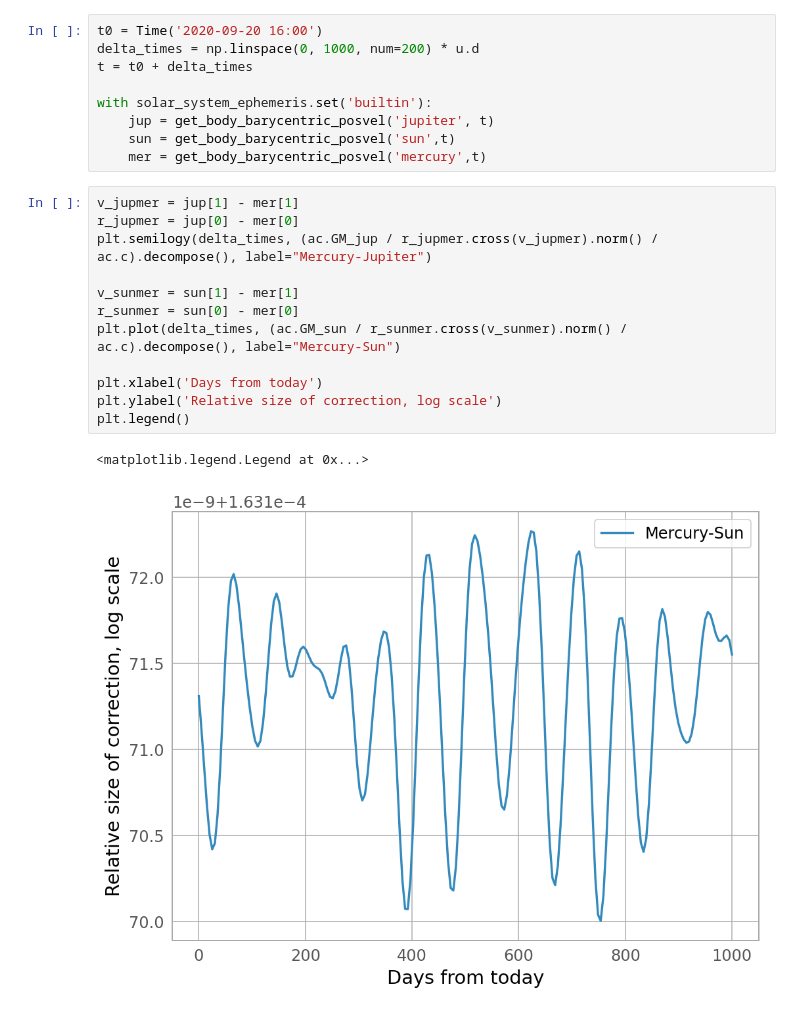
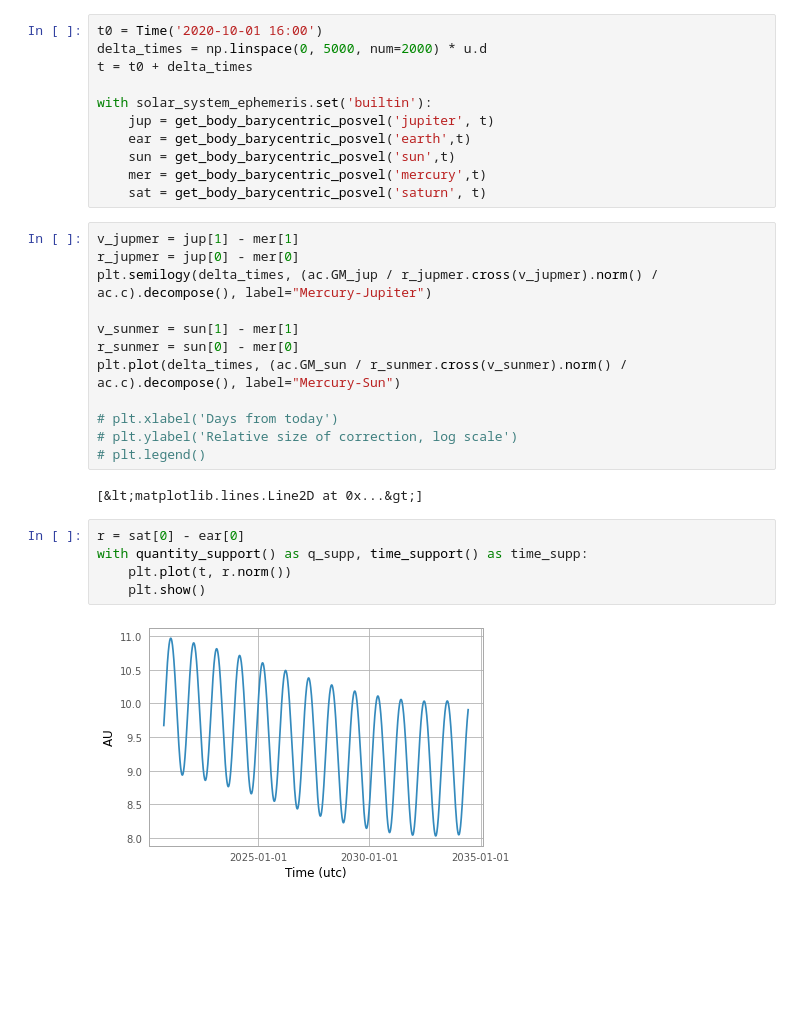
Before and after one commit to jacopok/python-testing, a Jupyter notebook: astronomy/ephem_velocities.ipynb, the cells around one changed output. Saved outputs shown, nothing was run; the diff lists cells and outputs as text; blank space fills up the shorter version.

```diff
--- a/astronomy/ephem_velocities.ipynb
+++ b/astronomy/ephem_velocities.ipynb
@@ -14,12 +15,14 @@ plt.style.use(astropy_mpl_style)
 # %%
-t0 = Time('2020-09-20 16:00')
-delta_times = np.linspace(0, 1000, num=200) * u.d
+t0 = Time('2020-10-01 16:00')
+delta_times = np.linspace(0, 5000, num=2000) * u.d
 t = t0 + delta_times
 
 with solar_system_ephemeris.set('builtin'):
     jup = get_body_barycentric_posvel('jupiter', t)
+    ear = get_body_barycentric_posvel('earth',t)
     sun = get_body_barycentric_posvel('sun',t)
     mer = get_body_barycentric_posvel('mercury',t)
+    sat = get_body_barycentric_posvel('saturn', t)
 # %%
 v_jupmer = jup[1] - mer[1]
 r_jupmer = jup[0] - mer[0]
@@ -29,9 +32,15 @@ v_sunmer = sun[1] - mer[1]
 r_sunmer = sun[0] - mer[0]
 plt.plot(delta_times, (ac.GM_sun / r_sunmer.cross(v_sunmer).norm() / ac.c).decompose(), label="Mercury-Sun")
 
-plt.xlabel('Days from today')
-plt.ylabel('Relative size of correction, log scale')
-plt.legend()
+# plt.xlabel('Days from today')
+# plt.ylabel('Relative size of correction, log scale')
+# plt.legend()
 # %% [output]
-<matplotlib.legend.Legend at 0x...>
+[&lt;matplotlib.lines.Line2D at 0x...&gt;]
-[figure, removed]
+# %%
+r = sat[0] - ear[0]
+with quantity_support() as q_supp, time_support() as time_supp:
+    plt.plot(t, r.norm())
+    plt.show()
+# %% [output]
+[figure, added]
```
Also changed, not shown: parts of 1 cell of this notebook, 4 other files.
